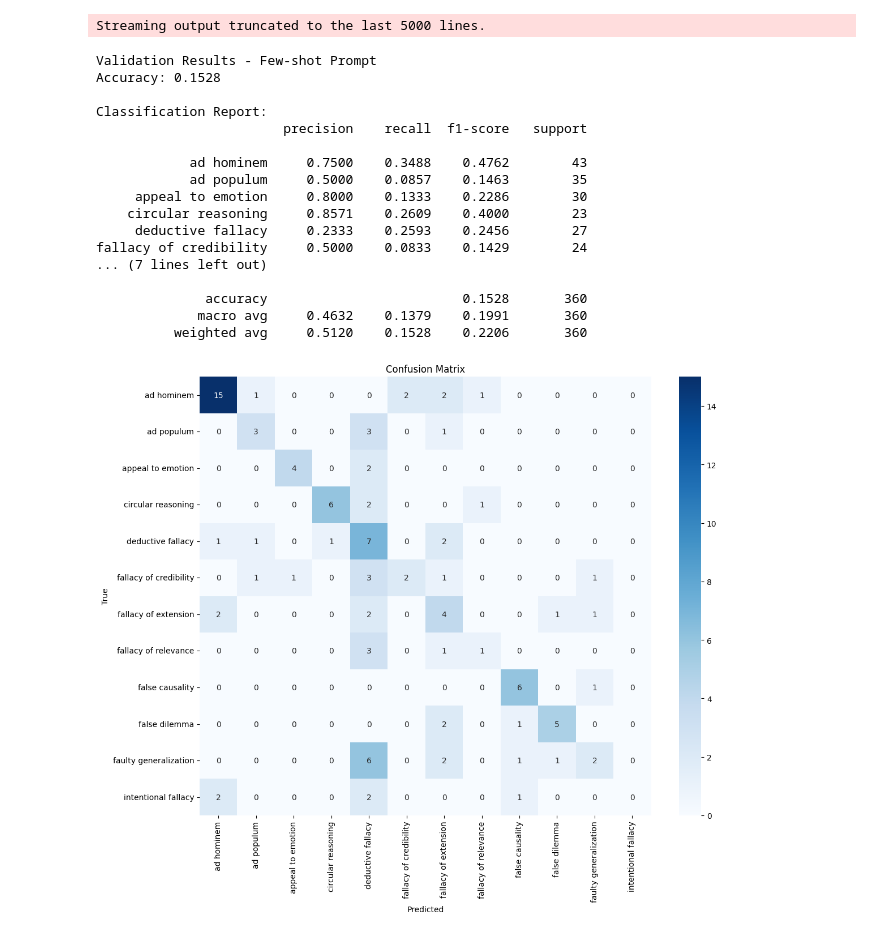
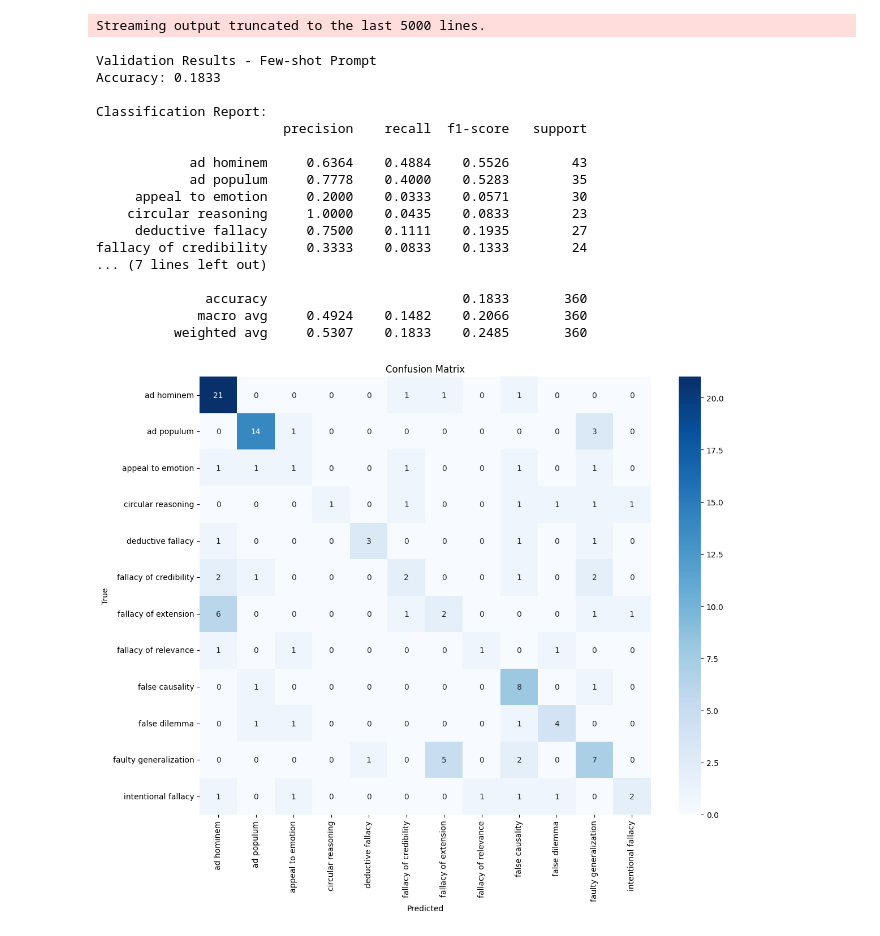
Before and after one commit to aliberkeley/266_summer2025_final_project, a Jupyter notebook: skylar_wang/Active_Prompting_Llama.ipynb, the cells around one changed output. Drawn from its saved outputs; the diff is of its cells as text; code cells hidden in the pictures.

```diff
--- a/skylar_wang/Active_Prompting_Llama.ipynb
+++ b/skylar_wang/Active_Prompting_Llama.ipynb
@@ -55,18 +59,20 @@ label2id = {
 id2label = {v: k for k, v in label2id.items()}
 # %%
 # Prompt and extraction functions
-def detect_fallacy_prompt(argument, examples_context=None):
-    base_prompt = f"""Analyze the following argument step by step and identify the logical fallacy: {argument}
-Choose from the following fallacy types: {', '.join(label2id.keys())}.
-Provide a brief explanation of your reasoning, then clearly state the fallacy type.
-"""
+def detect_fallacy_prompt(statement, examples_context=None):
+    base_prompt = (
+      f"Identify the most likely logical fallacy in this statement:\n"
+      f"{statement}\n"
+      f"Fallacies (choose one from this list): {', '.join(label2id.keys())}.\n"
+      f"Name the fallacy, then explain briefly.\n"
+    )
     if examples_context:
-        return f"""Here are some examples of confusing arguments, along with explanations of their logical fallacies. You can refer to them for guidance:
-{examples_context}
-
-Now, analyze the next argument:
-
-{base_prompt}"""
+        return (
+            f"Here are some examples of confusing arguments, along with explanations of their logical fallacies. You can refer to them for guidance:\n"
+            f"{examples_context}\n\n"
+            f"Now, analyze the next argument:"
+            f"{base_prompt}"
+        )
     else:
         return base_prompt
 
@@ -172,7 +201,7 @@ fallacy of credibility     0.6667    0.0833    0.1481        24
 # Uncertainty estimation
 print("Running training uncertainty analysis...")
 N = 5
-batch_size = 4
+batch_size = 16
 train_results = []
 
 for i in tqdm(range(0, len(inputs_train), batch_size)):
@@ -260,15 +289,14 @@ top_inconsistency_annotations = pd.DataFrame([
 # %%
 def create_examples_context(annotations_df, top_k):
     merged = pd.merge(top_k, annotations_df, on="index", how="inner")
-
     examples_context = [
-        f"""Example argument: {row['input']}
-Correct reasoning and fallacy: {row['explanation']}
-Fallacy type: {row['true_label_str']}"""
+        (
+            f"Example argument: {row['input']}\n"
+            f"Correct reasoning and fallacy: {row['explanation']}\n"
+        )
         for _, row in merged.iterrows()
     ]
-
-    return "\n\n".join(examples_context)
+    return "\n".join(examples_context)
 # %%
 # Create active prompt
 entropy_examples_context = create_examples_context(top_entropy, top_entropy_annotations)
@@ -287,26 +315,26 @@ with open(f"{output_dir}/inconsistency_examples_context.txt", "w", encoding="utf
     f.write(inconsistency_examples_context)
 # %%
 # Active prompting validation
-val_entropy_df = validation_predictions(entropy_examples_context, batch_size=4)
-val_disagreement_df = validation_predictions(disagreement_examples_context, batch_size=4)
-val_inconsistency_df = validation_predictions(inconsistency_examples_context, batch_size=4)
+val_entropy_df = validation_predictions(entropy_examples_context, batch_size=16)
+val_disagreement_df = validation_predictions(disagreement_examples_context, batch_size=16)
+val_inconsistency_df = validation_predictions(inconsistency_examples_context, batch_size=16)
 # %% [output]
 Validation Results - Few-shot Prompt
-Accuracy: 0.1528
+Accuracy: 0.1833
 
 Classification Report:
                         precision    recall  f1-score   support
 
-            ad hominem     0.7500    0.3488    0.4762        43
-            ad populum     0.5000    0.0857    0.1463        35
-     appeal to emotion     0.8000    0.1333    0.2286        30
-    circular reasoning     0.8571    0.2609    0.4000        23
-     deductive fallacy     0.2333    0.2593    0.2456        27
-fallacy of credibility     0.5000    0.0833    0.1429        24
+            ad hominem     0.6364    0.4884    0.5526        43
+            ad populum     0.7778    0.4000    0.5283        35
+     appeal to emotion     0.2000    0.0333    0.0571        30
+    circular reasoning     1.0000    0.0435    0.0833        23
+     deductive fallacy     0.7500    0.1111    0.1935        27
+fallacy of credibility     0.3333    0.0833    0.1333        24
 ... (7 lines left out)
 
-              accuracy                         0.1528       360
-             macro avg     0.4632    0.1379    0.1991       360
-          weighted avg     0.5120    0.1528    0.2206       360
+              accuracy                         0.1833       360
+             macro avg     0.4924    0.1482    0.2066       360
+          weighted avg     0.5307    0.1833    0.2485       360
-[figure, old version]
+[figure, new version]
 Validation Results - Few-shot Prompt
```
Also changed, not shown: parts of 12 cells of this notebook, 7 other files.
